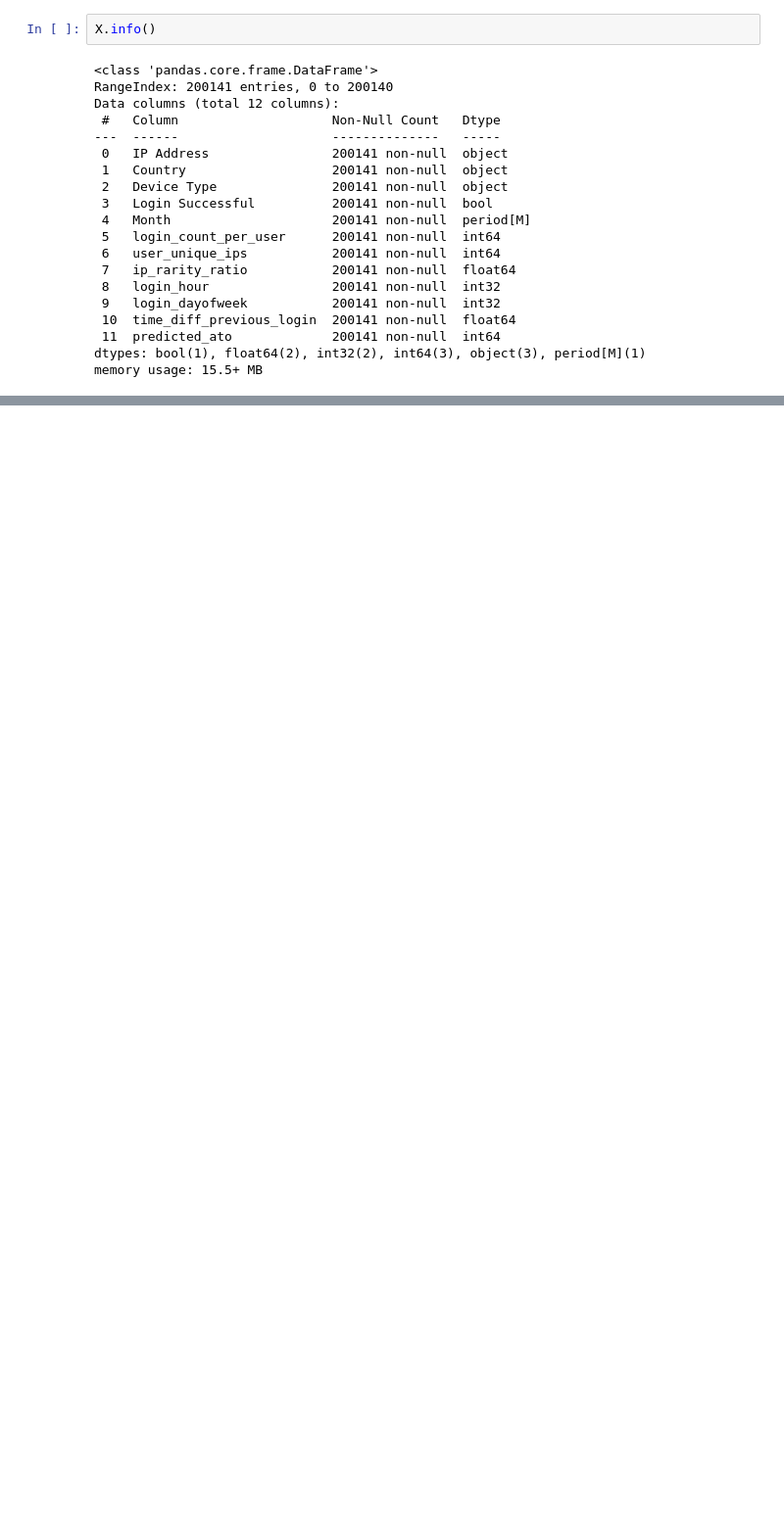
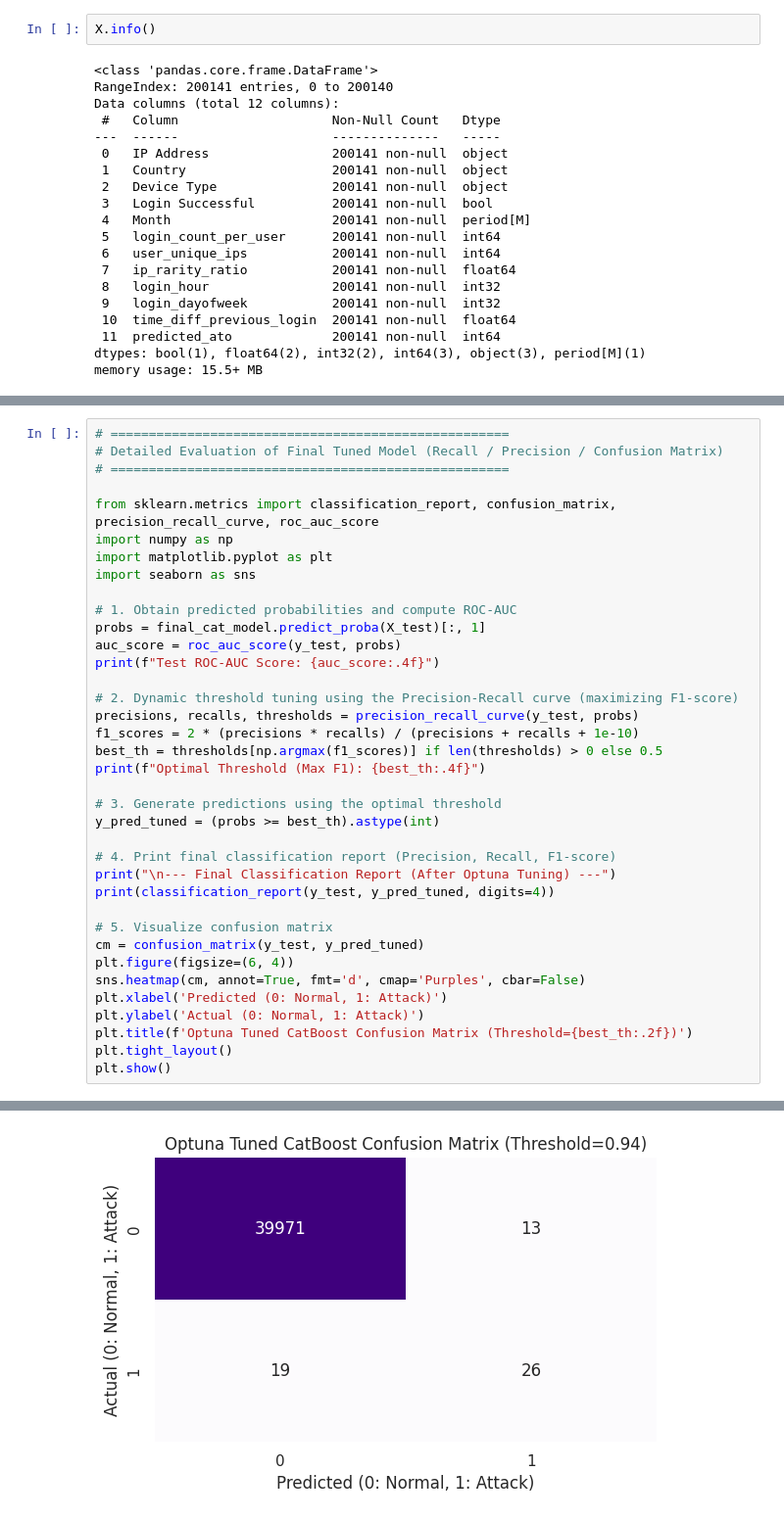
Before and after one commit to MiyukiMol/user-behavior-anomaly-detection, a Jupyter notebook: 03_supervised_anomaly_detection.ipynb, the cells around one changed output, grey strips where cells are left out. Shown at 98% size. Cells and saved outputs as stored; diff of their text form; blank space fills up the shorter version.

```diff
--- a/03_supervised_anomaly_detection.ipynb
+++ b/03_supervised_anomaly_detection.ipynb
@@ -2593,0 +2101,38 @@ print("Confusion Matrix:\n", confusion_matrix(y_test, y_pred_custom))
+# %%
+# ====================================================
+# Detailed Evaluation of Final Tuned Model (Recall / Precision / Confusion Matrix)
+# ====================================================
+
+from sklearn.metrics import classification_report, confusion_matrix, precision_recall_curve, roc_auc_score
+import numpy as np
+import matplotlib.pyplot as plt
+import seaborn as sns
+
+# 1. Obtain predicted probabilities and compute ROC-AUC
+probs = final_cat_model.predict_proba(X_test)[:, 1]
+auc_score = roc_auc_score(y_test, probs)
+print(f"Test ROC-AUC Score: {auc_score:.4f}")
+
+# 2. Dynamic threshold tuning using the Precision-Recall curve (maximizing F1-score)
+precisions, recalls, thresholds = precision_recall_curve(y_test, probs)
+f1_scores = 2 * (precisions * recalls) / (precisions + recalls + 1e-10)
+best_th = thresholds[np.argmax(f1_scores)] if len(thresholds) > 0 else 0.5
+print(f"Optimal Threshold (Max F1): {best_th:.4f}")
+
+# 3. Generate predictions using the optimal threshold
+y_pred_tuned = (probs >= best_th).astype(int)
+
+# 4. Print final classification report (Precision, Recall, F1-score)
+print("\n--- Final Classification Report (After Optuna Tuning) ---")
+print(classification_report(y_test, y_pred_tuned, digits=4))
+
+# 5. Visualize confusion matrix
+cm = confusion_matrix(y_test, y_pred_tuned)
+plt.figure(figsize=(6, 4))
+sns.heatmap(cm, annot=True, fmt='d', cmap='Purples', cbar=False)
+plt.xlabel('Predicted (0: Normal, 1: Attack)')
+plt.ylabel('Actual (0: Normal, 1: Attack)')
+plt.title(f'Optuna Tuned CatBoost Confusion Matrix (Threshold={best_th:.2f})')
+plt.tight_layout()
+plt.show()
+# %% [output]
@@ -2593,0 +2151 @@ print("Confusion Matrix:\n", confusion_matrix(y_test, y_pred_custom))
+[figure, added]
```
Also changed, not shown: parts of 104 cells of this notebook.
